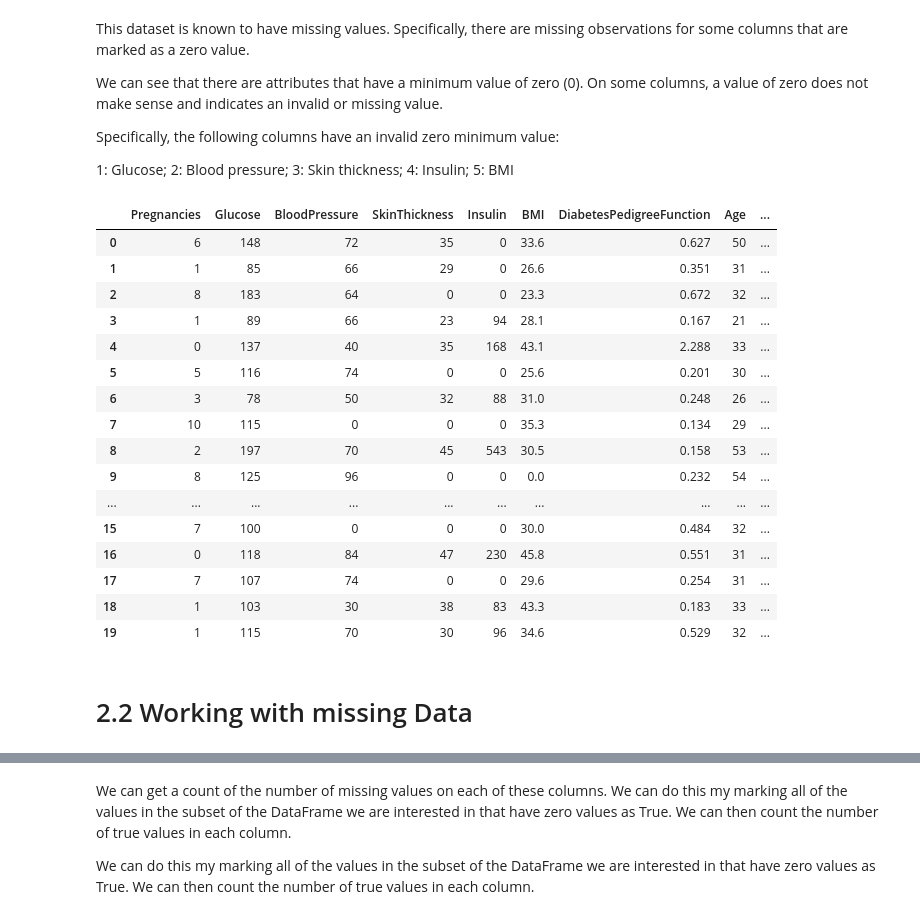
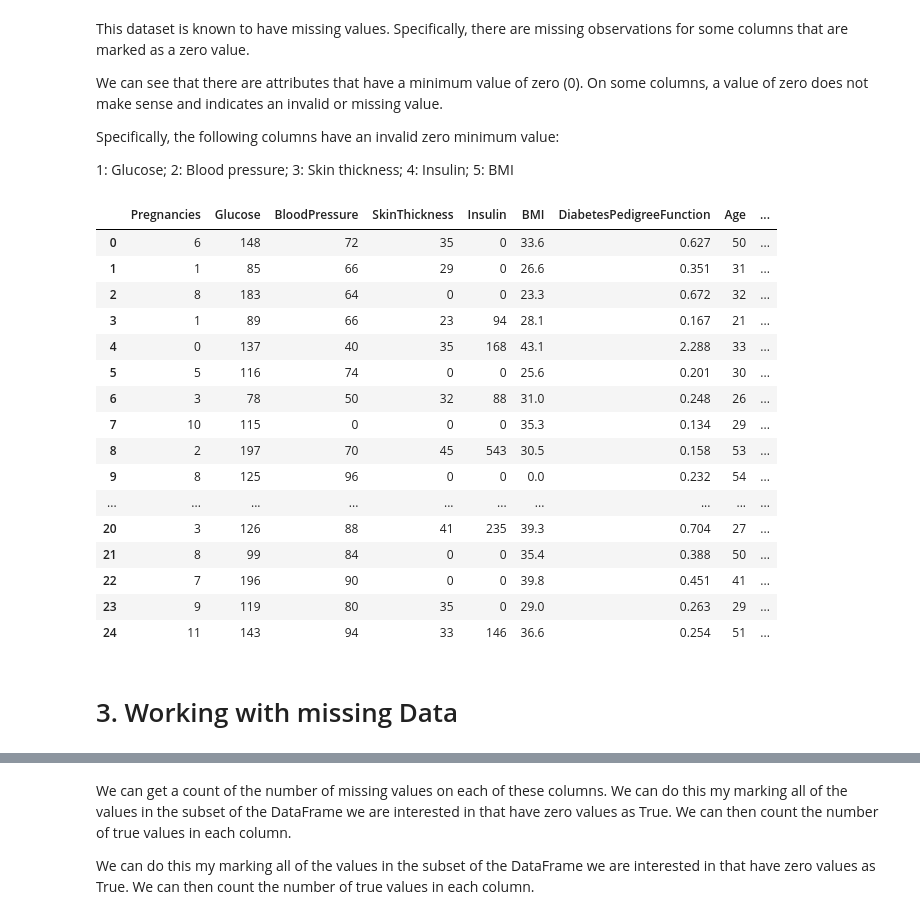
Before and after one commit to kp-algomaster/Data_PreProcessing_with_Python, a Jupyter notebook: data_pre-processing.ipynb, the cells around one changed output, grey strips where cells are left out. Saved outputs shown, nothing was run; the diff lists cells and outputs as text; code cells hidden in the pictures.

```diff
--- a/data_pre-processing.ipynb
+++ b/data_pre-processing.ipynb
@@ -98,3 +99,7 @@ pima_df = pd.read_csv('DataSets/pima-indians-diabetes.data.csv',names=names)
+# %%
+headers = ['Pregnancies', 'Glucose', 'BloodPressure', 'SkinThickness', 'Insulin', 'BMI', 'DiabetesPedigreeFunction', 'Age', 'Outcome']
+pima_df = pd.read_csv('DataSets/pima-indians-diabetes.data.csv',names=headers)
+#print(pima_df)
 # %%
 pima_df.head()
 # %% [output]
@@ -134,24 +139,24 @@ Specifically, the following columns have an invalid zero minimum value:
 
 1: Glucose; 2: Blood pressure; 3: Skin thickness; 4: Insulin; 5: BMI
 # %%
-pima_df.head(20)
+pima_df.head(25)
 # %% [output]
 |  | Pregnancies | Glucose | BloodPressure | SkinThickness | Insulin | BMI | DiabetesPedigreeFunction | Age | ... |
 | 0 | 6 | 148 | 72 | 35 | 0 | 33.6 | 0.627 | 50 | ... |
 | 1 | 1 | 85 | 66 | 29 | 0 | 26.6 | 0.351 | 31 | ... |
 | 2 | 8 | 183 | 64 | 0 | 0 | 23.3 | 0.672 | 32 | ... |
 | 3 | 1 | 89 | 66 | 23 | 94 | 28.1 | 0.167 | 21 | ... |
 | 4 | 0 | 137 | 40 | 35 | 168 | 43.1 | 2.288 | 33 | ... |
 | 5 | 5 | 116 | 74 | 0 | 0 | 25.6 | 0.201 | 30 | ... |
 | 6 | 3 | 78 | 50 | 32 | 88 | 31.0 | 0.248 | 26 | ... |
 | 7 | 10 | 115 | 0 | 0 | 0 | 35.3 | 0.134 | 29 | ... |
 | 8 | 2 | 197 | 70 | 45 | 543 | 30.5 | 0.158 | 53 | ... |
 | 9 | 8 | 125 | 96 | 0 | 0 | 0.0 | 0.232 | 54 | ... |
 | ... | ... | ... | ... | ... | ... | ... | ... | ... | ... |
-| 15 | 7 | 100 | 0 | 0 | 0 | 30.0 | 0.484 | 32 | ... |
-| 16 | 0 | 118 | 84 | 47 | 230 | 45.8 | 0.551 | 31 | ... |
-| 17 | 7 | 107 | 74 | 0 | 0 | 29.6 | 0.254 | 31 | ... |
-| 18 | 1 | 103 | 30 | 38 | 83 | 43.3 | 0.183 | 33 | ... |
-| 19 | 1 | 115 | 70 | 30 | 96 | 34.6 | 0.529 | 32 | ... |
+| 20 | 3 | 126 | 88 | 41 | 235 | 39.3 | 0.704 | 27 | ... |
+| 21 | 8 | 99 | 84 | 0 | 0 | 35.4 | 0.388 | 50 | ... |
+| 22 | 7 | 196 | 90 | 0 | 0 | 39.8 | 0.451 | 41 | ... |
+| 23 | 9 | 119 | 80 | 35 | 0 | 29.0 | 0.263 | 29 | ... |
+| 24 | 11 | 143 | 94 | 33 | 146 | 36.6 | 0.254 | 51 | ... |
 # %% [markdown]
-# 2.2 Working with missing Data
+# 3. Working with missing Data
```
Also changed, not shown: parts of 20 cells of this notebook.
